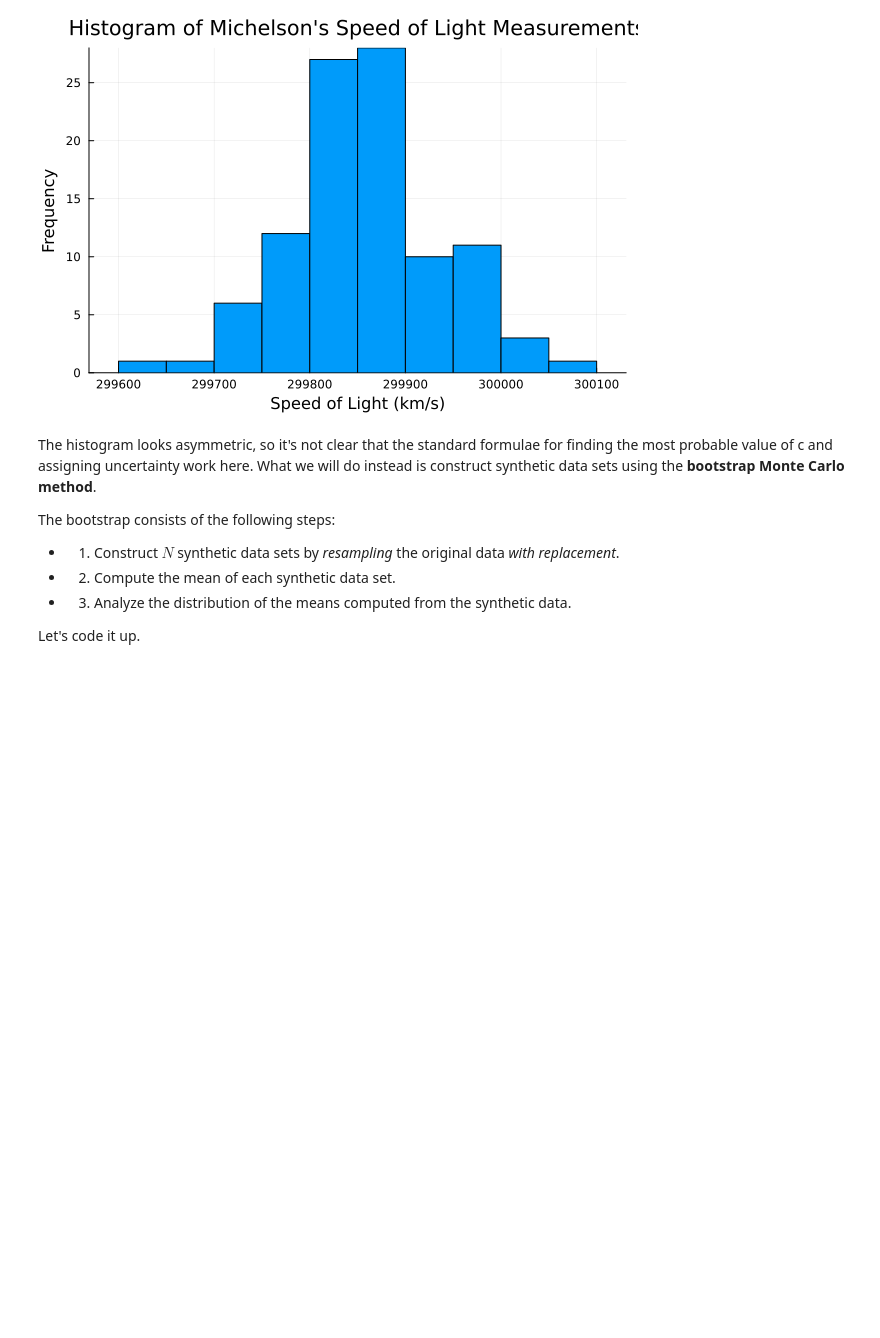
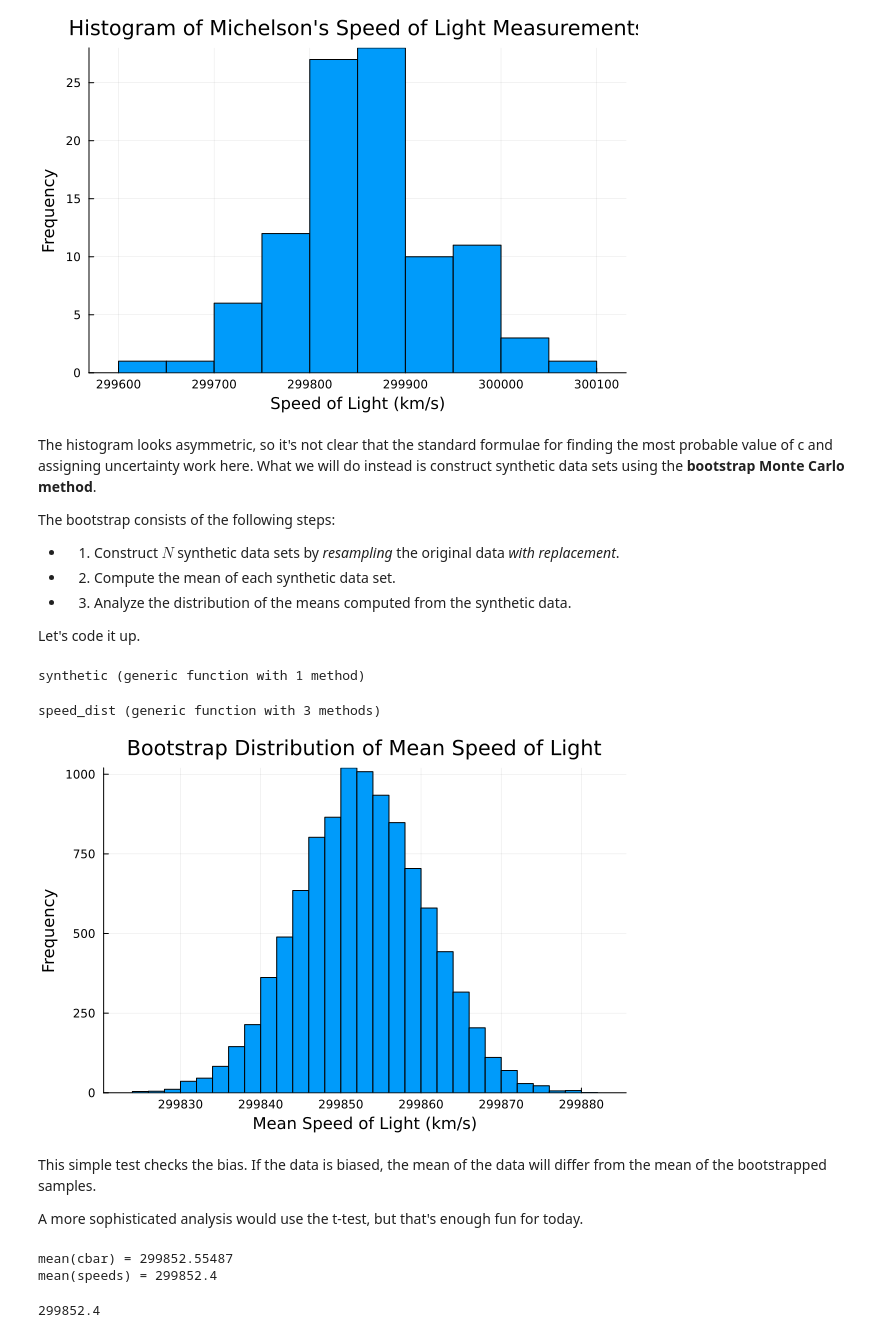
Before and after one commit to IntensiveRock/CHEM-5555, a Jupyter notebook: Data Analysis Using the Bootstrap/Speed of Light Bootstrap.ipynb, the cells around one changed output. Cells and saved outputs as stored; diff of their text form; code cells hidden in the pictures; blank space fills up the shorter version.

```diff
--- a/Data Analysis Using the Bootstrap/Speed of Light Bootstrap.ipynb
+++ b/Data Analysis Using the Bootstrap/Speed of Light Bootstrap.ipynb
@@ -47,3 +76,52 @@ The bootstrap consists of the following steps:
 * 3. Analyze the distribution of the means computed from the synthetic data.
 
 Let's code it up.
+# %%
+function synthetic(x::Vector{Int64})
+    n = length(x)
+    s = zeros(n)
+    for i = 1:n
+        ipick = rand(1:n)
+        s[i] = x[ipick]
+    end
+    return s
+end
+
+# Write a test.
+# %% [output]
+synthetic (generic function with 1 method)
+# %%
+function speed_dist(x::Vector{Int64},samples::Int64)
+    n = length(x)
+    cbar = zeros(samples)
+    for i = 1:samples
+        s = synthetic(x)
+        cbar[i] = mean(s)
+    end
+    return cbar
+end
+# %% [output]
+speed_dist (generic function with 3 methods)
+# %%
+cbar = speed_dist(speeds,10000);
+
+histogram(cbar,
+    xlabel="Mean Speed of Light (km/s)",
+    ylabel="Frequency",
+    title="Bootstrap Distribution of Mean Speed of Light",
+    bins=40,
+    legend=false)
+# %% [output]
+[figure, added]
+# %% [markdown]
+This simple test checks the bias. If the data is biased, the mean of the data will differ from the mean of the bootstrapped samples.
+
+A more sophisticated analysis would use the t-test, but that's enough fun for today.
+# %%
+@show mean(cbar)
+
+@show mean(speeds)
+# %% [output]
+mean(cbar) = 299852.55487
+mean(speeds) = 299852.4
+299852.4
```
Also changed, not shown: parts of 4 cells of this notebook.
